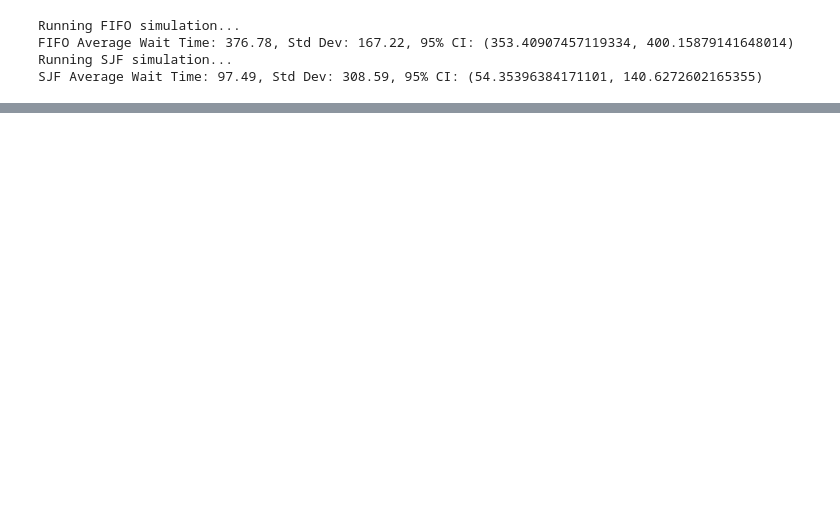
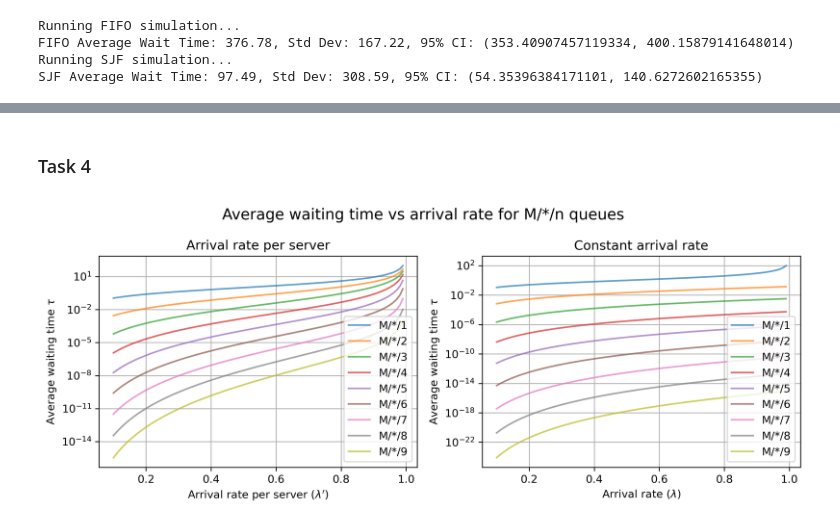
Before and after one commit to jonas4climate/ss-assignment-2, a Jupyter notebook: CalvinLaw_11306734_RaymondZhang_14865904_JonasSchaefer_14039982_2.ipynb, the cells around one changed output, grey strips where cells are left out. Drawn from its saved outputs; the diff is of its cells as text; code cells hidden in the pictures; blank space fills up the shorter version.

```diff
--- a/CalvinLaw_11306734_RaymondZhang_14865904_JonasSchaefer_14039982_2.ipynb
+++ b/CalvinLaw_11306734_RaymondZhang_14865904_JonasSchaefer_14039982_2.ipynb
@@ -233,3 +233,39 @@ plt.grid(True)
 plt.show()
 # %% [output]
 [figure]
+# %% [markdown]
+### Task 4
+# %%
+ns = np.arange(1, 10, dtype=int)
+# Calculate waiting times for each value of lambda
+waiting_times_mxns_pserv = {n: [] for n in ns}
+waiting_times_mxns = {n: [] for n in ns}
+for n in ns:
+    waiting_times_mxns_pserv[n] = [mxn_queue(lambda_rate*n, mu, n)[0] for lambda_rate in lambda_rates]
+    waiting_times_mxns[n] = [mxn_queue(lambda_rate, mu, n)[0] for lambda_rate in lambda_rates]
+waiting_times_mx1 = [mx1_queue(lambda_rate, mu)[0] for lambda_rate in lambda_rates]
+
+# Plotting
+plt.figure(figsize=(10, 4), dpi=300, layout='tight')
+plt.suptitle('Average waiting time vs arrival rate for M/*/n queues', fontsize=14)
+plt.subplot(1, 2, 1)
+for n in ns:
+    plt.plot(lambda_rates, waiting_times_mxns_pserv[n], label=f'M/*/{n}', alpha=0.7)
+plt.xlabel('Arrival rate per server ($\\lambda\'$)')
+plt.ylabel('Average waiting time $\\tau$')
+plt.yscale('log')
+plt.title('Arrival rate per server')
+plt.legend()
+plt.grid(True)
+plt.subplot(1, 2, 2)
+for n in ns:
+    plt.plot(lambda_rates, waiting_times_mxns[n], label=f'M/*/{n}', alpha=0.7)
+plt.xlabel('Arrival rate ($\\lambda$)')
+plt.ylabel('Average waiting time $\\tau$')
+plt.yscale('log')
+plt.title('Constant arrival rate')
+plt.legend()
+plt.grid(True)
+plt.show()
+# %% [output]
+[figure, added]
```
Also changed, not shown: parts of 4 cells of this notebook.
